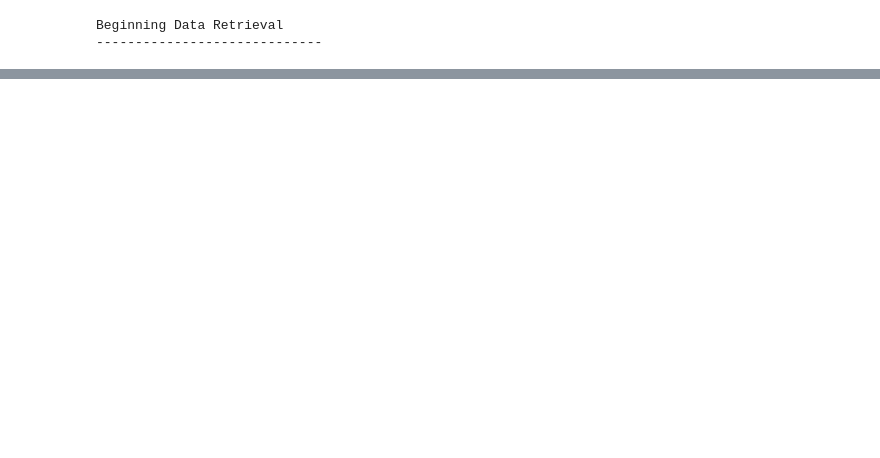
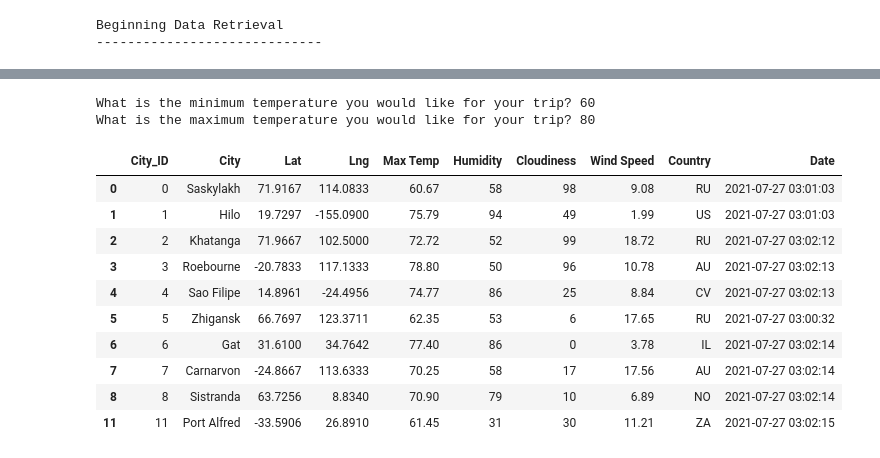
Before and after one commit to Jaguo415/World_Weather_Analysis, a Jupyter notebook: WeatherPy.ipynb, the cells around one changed output, grey strips where cells are left out. Cells and saved outputs as stored; diff of their text form; code cells hidden in the pictures; blank space fills up the shorter version.

```diff
--- a/WeatherPy.ipynb
+++ b/WeatherPy.ipynb
@@ -726,0 +764,4 @@ plot_linear_regression(x_values, y_values,
+# %%
+# Store the CSV you saved created in part one into a DataFrame.
+city_data_df = pd.read_csv("weather_data/cities.csv")
+city_data_df.head()
@@ -726,0 +868,24 @@ plot_linear_regression(x_values, y_values,
+# %%
+# Ask the customer to add a minimum and maximum temperature value.
+min_temp = float(input("What is the minimum temperature you would like for your trip? "))
+max_temp = float(input("What is the maximum temperature you would like for your trip? "))
+# %% [output]
+What is the minimum temperature you would like for your trip? 60
+What is the maximum temperature you would like for your trip? 80
+# %%
+# Filter the dataset to find the cities that fit the criteria.
+preferred_cities_df = city_data_df.loc[(city_data_df["Max Temp"] <= max_temp) & \
+                                       (city_data_df["Max Temp"] >= min_temp)]
+preferred_cities_df.head(10)
+# %% [output]
+|  | City_ID | City | Lat | Lng | Max Temp | Humidity | Cloudiness | Wind Speed | Country | Date |
+| 0 | 0 | Saskylakh | 71.9167 | 114.0833 | 60.67 | 58 | 98 | 9.08 | RU | 2021-07-27 03:01:03 |
+| 1 | 1 | Hilo | 19.7297 | -155.0900 | 75.79 | 94 | 49 | 1.99 | US | 2021-07-27 03:01:03 |
+| 2 | 2 | Khatanga | 71.9667 | 102.5000 | 72.72 | 52 | 99 | 18.72 | RU | 2021-07-27 03:02:12 |
+| 3 | 3 | Roebourne | -20.7833 | 117.1333 | 78.80 | 50 | 96 | 10.78 | AU | 2021-07-27 03:02:13 |
+| 4 | 4 | Sao Filipe | 14.8961 | -24.4956 | 74.77 | 86 | 25 | 8.84 | CV | 2021-07-27 03:02:13 |
+| 5 | 5 | Zhigansk | 66.7697 | 123.3711 | 62.35 | 53 | 6 | 17.65 | RU | 2021-07-27 03:00:32 |
+| 6 | 6 | Gat | 31.6100 | 34.7642 | 77.40 | 86 | 0 | 3.78 | IL | 2021-07-27 03:02:14 |
+| 7 | 7 | Carnarvon | -24.8667 | 113.6333 | 70.25 | 58 | 17 | 17.56 | AU | 2021-07-27 03:02:14 |
+| 8 | 8 | Sistranda | 63.7256 | 8.8340 | 70.90 | 79 | 10 | 6.89 | NO | 2021-07-27 03:02:14 |
+| 11 | 11 | Port Alfred | -33.5906 | 26.8910 | 61.45 | 31 | 30 | 11.21 | ZA | 2021-07-27 03:02:15 |
```
Also changed, not shown: parts of 92 cells of this notebook, 8 other files.
